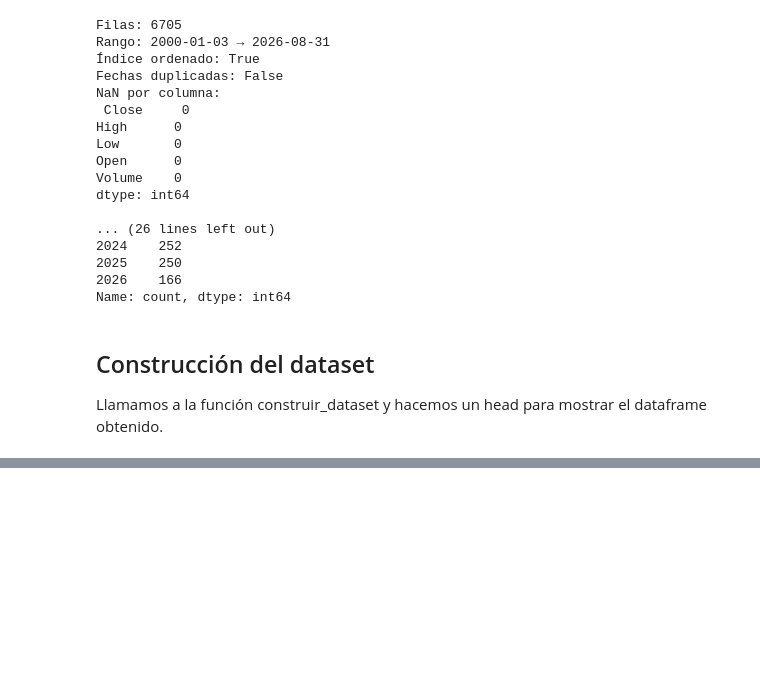
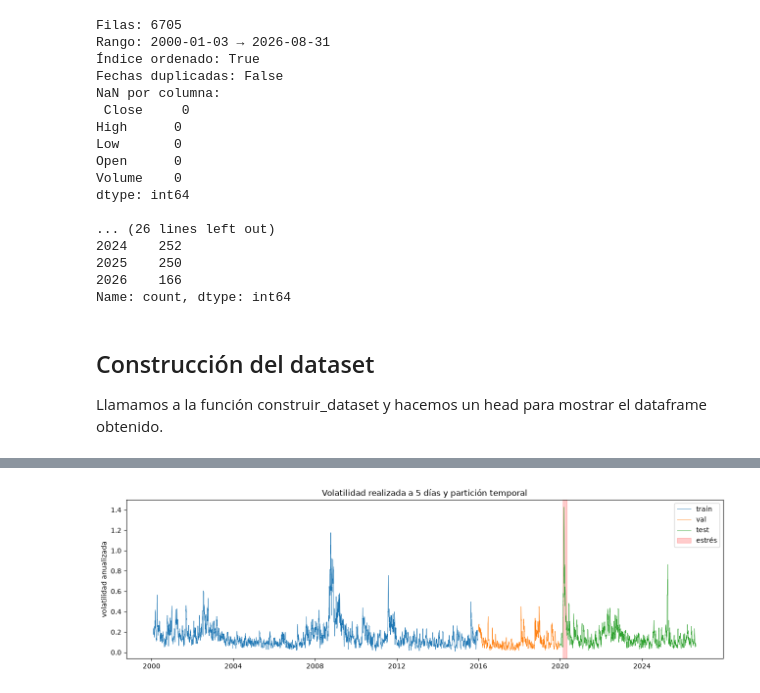
Before and after one commit to VictorSinNav/TFG, a Jupyter notebook: notebooks/01_exploracion.ipynb, the cells around one changed output, grey strips where cells are left out. Drawn from its saved outputs; the diff is of its cells as text; code cells hidden in the pictures; blank space fills up the shorter version.

Commit message:
E0.5 Partición temporal con embargo, ausencia de fuga y estandarización

```diff
--- a/notebooks/01_exploracion.ipynb
+++ b/notebooks/01_exploracion.ipynb
@@ -123,0 +129,6 @@ df.head()
+# %%
+from src.splits import particionar, normalizar, verificar_sin_fuga
+
+partes = particionar(df)
+verificar_sin_fuga(partes)
+partes_norm, est = normalizar(partes)
@@ -123,0 +146,20 @@ df.head()
+# %%
+import pandas as pd
+
+# Tabla resumen de la partición
+resumen = pd.DataFrame({
+    nombre: {
+        "filas": len(p),
+        "desde": p.index.min().date(),
+        "hasta": p.index.max().date(),
+        "vol. media": round(p["y"].mean(), 4),
+    }
+    for nombre, p in partes.items()
+}).T
+print(resumen, "\n")
+
+# Media y desviación tras normalizar: train debe dar ~0 y ~1;
+# val y test NO, y eso es lo correcto (usan los estadísticos de train).
+for nombre in ["train", "val", "test"]:
+    m = partes_norm[nombre][["log_rv_1", "log_rv_5", "log_rv_22"]].mean()
+    print(f"{nombre}: medias normalizadas = {m.round(3).values}")
@@ -123,0 +176,19 @@ df.head()
+# %%
+import matplotlib.pyplot as plt
+
+fig, ax = plt.subplots(figsize=(13, 4))
+colores = {"train": "tab:blue", "val": "tab:orange", "test": "tab:green"}
+for nombre, color in colores.items():
+    p = partes[nombre]
+    ax.plot(p.index, p["y"], color=color, lw=0.6, label=nombre)
+
+e = partes["estres"]
+ax.axvspan(e.index.min(), e.index.max(), color="red", alpha=0.2, label="estrés")
+ax.set_title("Volatilidad realizada a 5 días y partición temporal")
+ax.set_ylabel("volatilidad anualizada")
+ax.legend()
+plt.tight_layout()
+plt.savefig("../results/figures/particion_temporal.png", dpi=150)
+plt.show()
+# %% [output]
+[figure, added]
```
Also changed, not shown: parts of 4 cells of this notebook, 6 other files.
